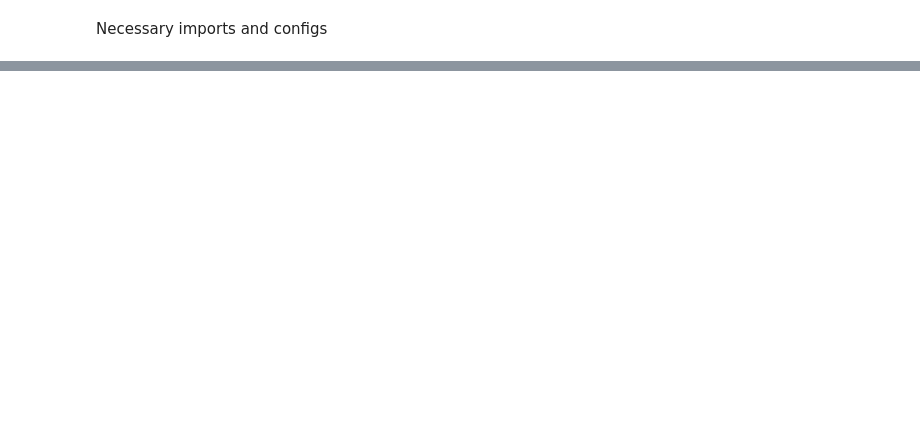
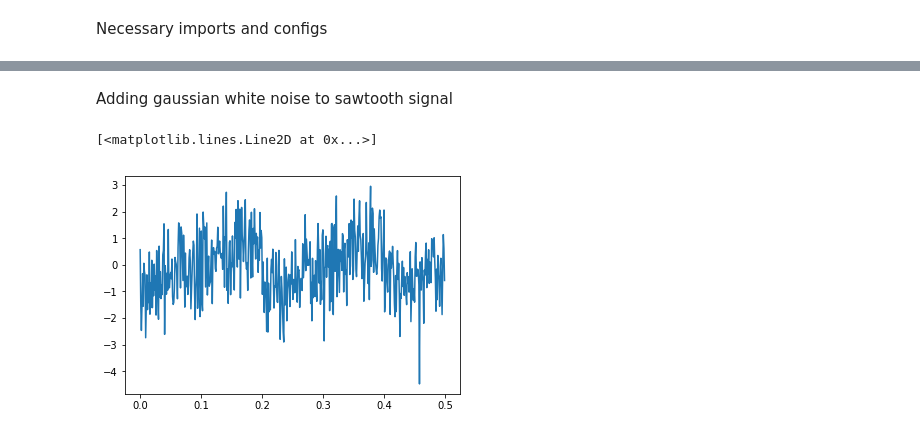
Before and after one commit to xottabi4/bio-proc-homeworks, a Jupyter notebook: src/labWork1/labWork1.8.ipynb, the cells around one changed output, grey strips where cells are left out. Saved outputs shown, nothing was run; the diff lists cells and outputs as text; code cells hidden in the pictures; blank space fills up the shorter version.

```diff
--- a/src/labWork1/labWork1.8.ipynb
+++ b/src/labWork1/labWork1.8.ipynb
@@ -19,0 +32,8 @@ Create triangle pulse. Make it periodical using dirac functions. Have at least 6
+# %% [markdown]
+Adding gaussian white noise to sawtooth signal
+# %%
+sawtoothSignal_h = sawtoothSignal + A * np.random.randn(1, len(sawtoothSignal))[0]
+plt.plot(t,sawtoothSignal_h)
+# %% [output]
+[<matplotlib.lines.Line2D at 0x...>]
+[figure, added]
```
Also changed, not shown: parts of 14 cells of this notebook, 2 other files.
